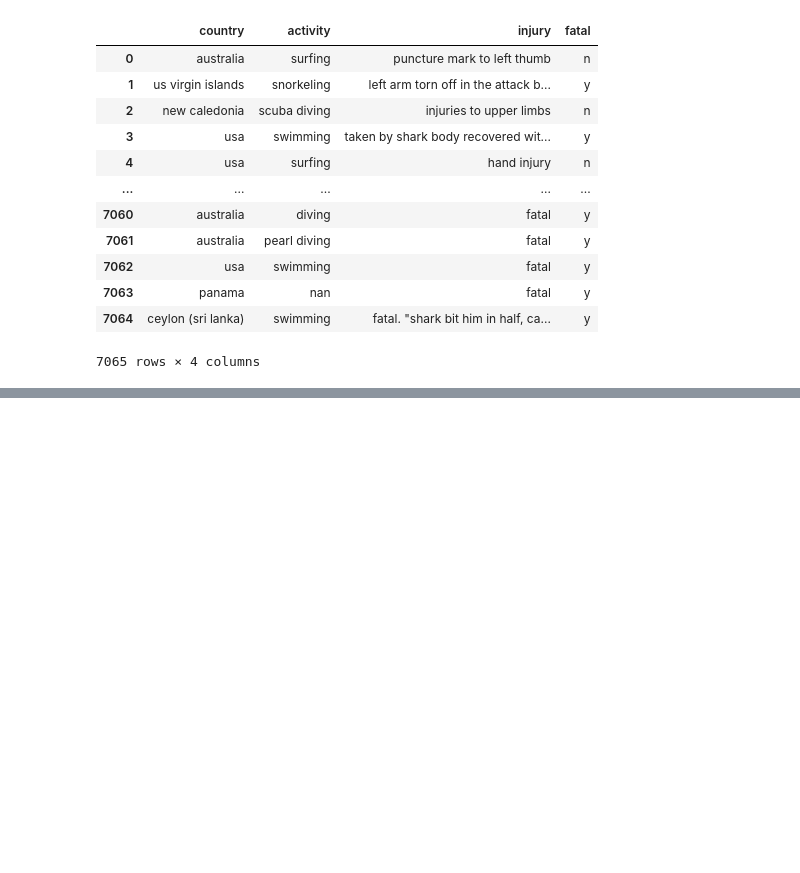
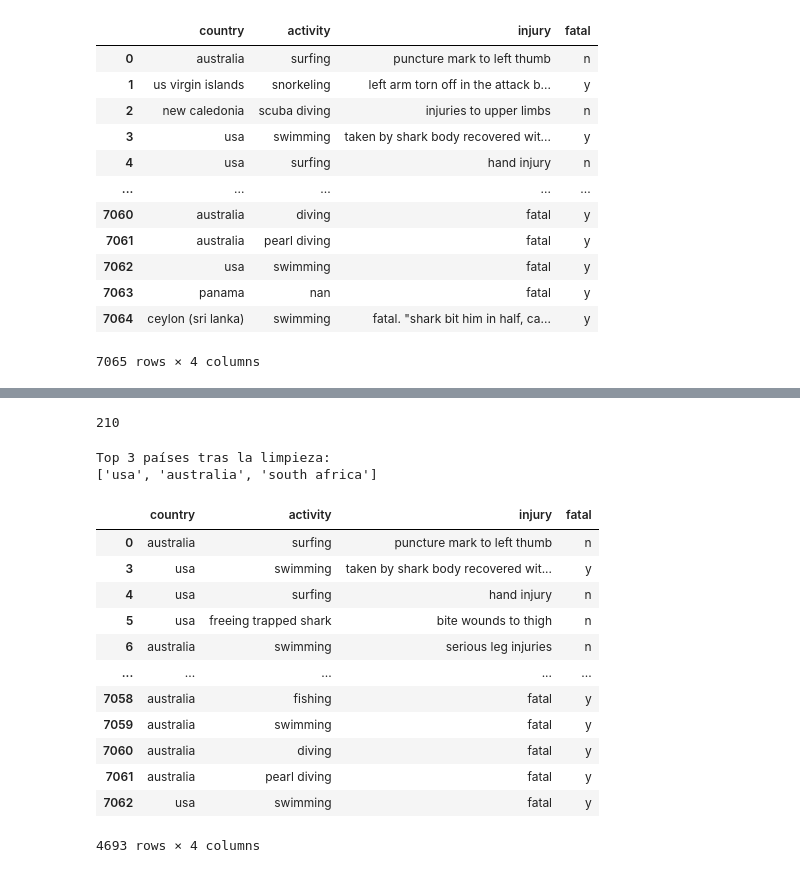
Before and after one commit to eliomartinezcastano-stack/Semana2_Shark_Attacks, a Jupyter notebook: Semana_2_Shark_Attacks.ipynb, the cells around one changed output, grey strips where cells are left out. Cells and saved outputs as stored; diff of their text form; code cells hidden in the pictures; blank space fills up the shorter version.

Commit message:
limpieza3.0

```diff
--- a/Semana_2_Shark_Attacks.ipynb
+++ b/Semana_2_Shark_Attacks.ipynb
@@ -181,2 +187,4 @@ Shark_Attacks_df
+# %%
+Shark_Attacks_df['country'] = (Shark_Attacks_df['country'].str.split('/').str[0])
 # %%
-Shark_Attacks_df["fatal"] = Shark_Attacks_df["fatal"].replace({"yes": "y", "true"})
+Shark_Attacks_df['country'] = (Shark_Attacks_df['country'].str.replace(r"[\.\/\?\(\)]", "", regex=True))
@@ -182,0 +211,28 @@ Shark_Attacks_df["fatal"] = Shark_Attacks_df["fatal"].replace({"yes": "y", "true
+# %%
+Shark_Attacks_df['country'].nunique()
+# %% [output]
+210
+# %%
+print("Top 3 países tras la limpieza:")
+top_3_paises = (Shark_Attacks_df['country'].value_counts().head(3).index.tolist())
+print (top_3_paises)
+# %% [output]
+Top 3 países tras la limpieza:
+['usa', 'australia', 'south africa']
+# %%
+df_top3 = Shark_Attacks_df[Shark_Attacks_df['country'].isin(top_3_paises)]
+df_top3
+# %% [output]
+|  | country | activity | injury | fatal |
+| 0 | australia | surfing | puncture mark to left thumb | n |
+| 3 | usa | swimming | taken by shark body recovered wit... | y |
+| 4 | usa | surfing | hand injury | n |
+| 5 | usa | freeing trapped shark | bite wounds to thigh | n |
+| 6 | australia | swimming | serious leg injuries | n |
+| ... | ... | ... | ... | ... |
+| 7058 | australia | fishing | fatal | y |
+| 7059 | australia | swimming | fatal | y |
+| 7060 | australia | diving | fatal | y |
+| 7061 | australia | pearl diving | fatal | y |
+| 7062 | usa | swimming | fatal | y |
+4693 rows × 4 columns
```
Also changed, not shown: parts of 13 cells of this notebook.
